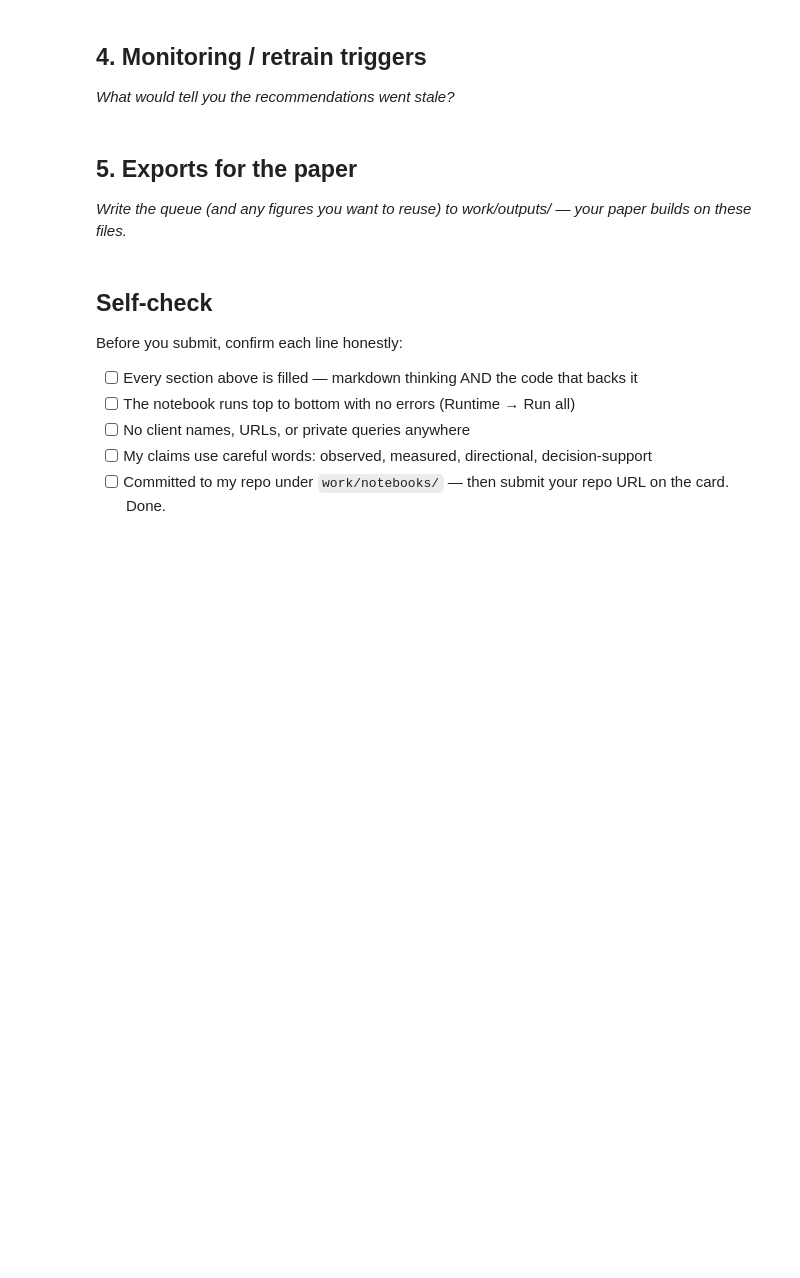
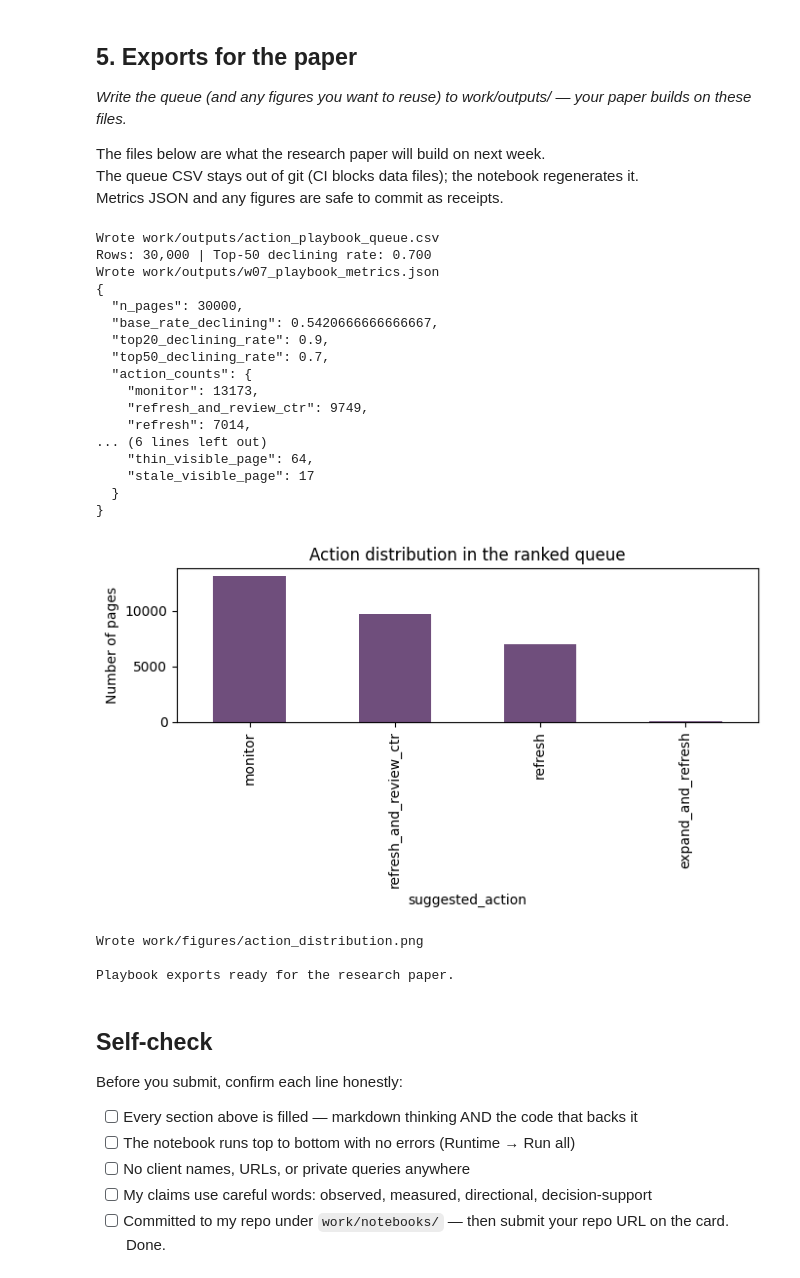
Before and after one commit to abdulwasay45/flyrankinternship, a Jupyter notebook: work/notebooks/w07_action_playbook.ipynb, the cells around one changed output. Saved outputs shown, nothing was run; the diff lists cells and outputs as text; code cells hidden in the pictures; blank space fills up the shorter version.

```diff
--- a/work/notebooks/w07_action_playbook.ipynb
+++ b/work/notebooks/w07_action_playbook.ipynb
@@ -27,7 +188,3 @@ This skeleton is yours to fill. Work the sections **in order** — each one has
 # %%
 # This cell is for CODE (numbers, a query, a check).
 # Write your text answer in the cell ABOVE this one — typing sentences here breaks Run All.
-# %% [markdown]
-## 4. Monitoring / retrain triggers
-
-*What would tell you the recommendations went stale?*
@@ -38,3 +192,7 @@ This skeleton is yours to fill. Work the sections **in order** — each one has
 ## 5. Exports for the paper
 
 *Write the queue (and any figures you want to reuse) to work/outputs/ — your paper builds on these files.*
+
+The files below are what the research paper will build on next week.
+The queue CSV stays out of git (CI blocks data files); the notebook regenerates it.
+Metrics JSON and any figures are safe to commit as receipts.
@@ -44,3 +199,70 @@ This skeleton is yours to fill. Work the sections **in order** — each one has
+# %%
+# This cell is for CODE (numbers, a query, a check).
+# Write your text answer in the cell ABOVE this one — typing sentences here breaks Run All.
+# ---------- final queue export ----------
+os.makedirs("work/outputs", exist_ok=True)
+os.makedirs("work/figures", exist_ok=True)
+
+out_cols = [
+    "content_id", "client_id", "playbook_rank", "playbook_score",
+    "reason_code", "suggested_action", "is_declining_label",
+    "impressions_90d", "days_since_last_update", "avg_position", "ctr",
+    "word_count", "trend_direction", "content_type", "position_tier",
+]
+queue[out_cols].to_csv("work/outputs/action_playbook_queue.csv", index=False)
+print("Wrote work/outputs/action_playbook_queue.csv")
+print(f"Rows: {len(queue):,} | Top-50 declining rate: {queue.head(50)['is_declining_label'].mean():.3f}")
+
+# ---------- summary metrics (safe to commit) ----------
+summary = {
+    "n_pages": int(len(queue)),
+    "base_rate_declining": float(queue["is_declining_label"].mean()),
+    "top20_declining_rate": float(queue.head(20)["is_declining_label"].mean()),
+    "top50_declining_rate": float(queue.head(50)["is_declining_label"].mean()),
+    "action_counts": queue["suggested_action"].value_counts().to_dict(),
+    "reason_counts": queue["reason_code"].value_counts().to_dict(),
+}
+with open("work/outputs/w07_playbook_metrics.json", "w") as f:
+    json.dump(summary, f, indent=2)
+print("Wrote work/outputs/w07_playbook_metrics.json")
+print(json.dumps(summary, indent=2))
+
+# ---------- simple action-distribution figure (optional, for the paper) ----------
+try:
+    import matplotlib.pyplot as plt
+    ax = queue["suggested_action"].value_counts().plot(kind="bar", color="#6F4E7C", figsize=(7, 4))
+    ax.set_title("Action distribution in the ranked queue")
+    ax.set_ylabel("Number of pages")
+    plt.tight_layout()
+    plt.savefig("work/figures/action_distribution.png", dpi=120)
+    plt.show()
+    print("Wrote work/figures/action_distribution.png")
+except Exception as e:
+    print("Figure skipped:", e)
+
+print("\nPlaybook exports ready for the research paper.")
+# %% [output]
+Wrote work/outputs/action_playbook_queue.csv
+Rows: 30,000 | Top-50 declining rate: 0.700
+Wrote work/outputs/w07_playbook_metrics.json
+{
+  "n_pages": 30000,
+  "base_rate_declining": 0.5420666666666667,
+  "top20_declining_rate": 0.9,
+  "top50_declining_rate": 0.7,
+  "action_counts": {
+    "monitor": 13173,
+    "refresh_and_review_ctr": 9749,
+    "refresh": 7014,
+... (6 lines left out)
+    "thin_visible_page": 64,
+    "stale_visible_page": 17
+  }
+}
+[figure, added]
+Wrote work/figures/action_distribution.png
+
+Playbook exports ready for the research paper.
 # %% [markdown]
 ## Self-check
 
```
Also changed, not shown: parts of 10 cells of this notebook.
